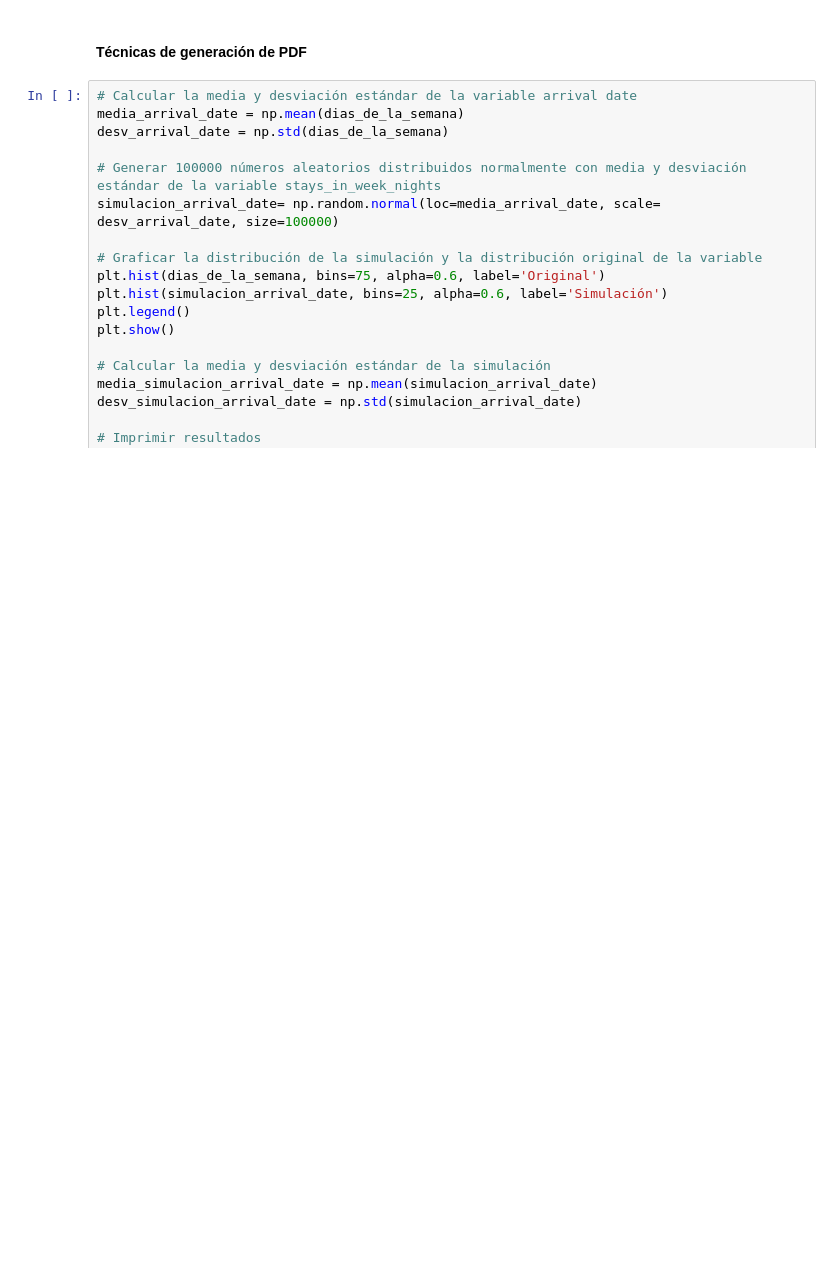
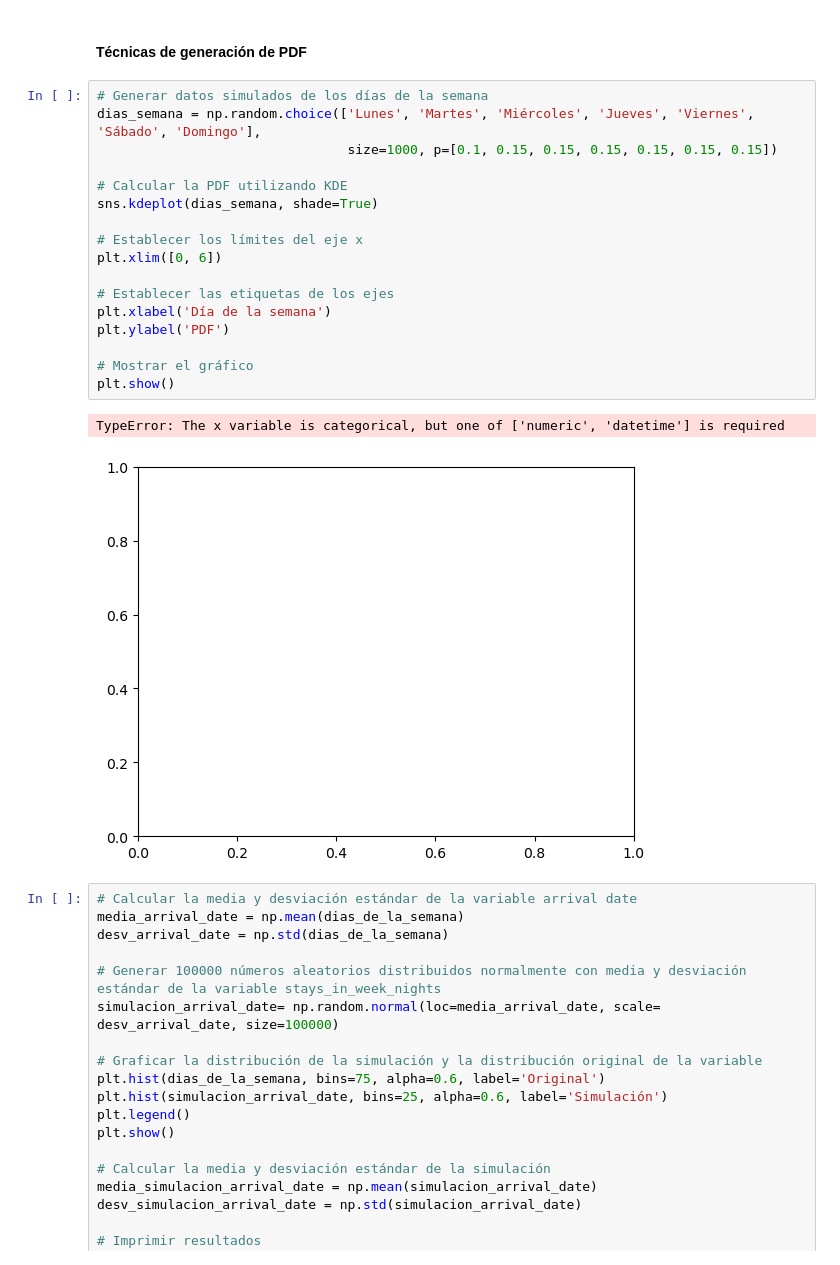
Before and after one commit to Karim1601/Simulacion_Proyecto_PenaH_ValadezM_DegolladoJ, a Jupyter notebook: ProyectoModulo1_PeñaN1_ValadezN2_DegolladoN3.ipynb, the cells around one changed output. Saved outputs shown, nothing was run; the diff lists cells and outputs as text; blank space fills up the shorter version.

```diff
--- a/ProyectoModulo1_PeñaN1_ValadezN2_DegolladoN3.ipynb
+++ b/ProyectoModulo1_PeñaN1_ValadezN2_DegolladoN3.ipynb
@@ -538,6 +538,26 @@ plt.show()
 [figure]
 # %% [markdown]
 #### Técnicas de generación de PDF
+# %%
+# Generar datos simulados de los días de la semana
+dias_semana = np.random.choice(['Lunes', 'Martes', 'Miércoles', 'Jueves', 'Viernes', 'Sábado', 'Domingo'],
+                                size=1000, p=[0.1, 0.15, 0.15, 0.15, 0.15, 0.15, 0.15])
+
+# Calcular la PDF utilizando KDE
+sns.kdeplot(dias_semana, shade=True)
+
+# Establecer los límites del eje x
+plt.xlim([0, 6])
+
+# Establecer las etiquetas de los ejes
+plt.xlabel('Día de la semana')
+plt.ylabel('PDF')
+
+# Mostrar el gráfico
+plt.show()
+# %% [output]
+TypeError: The x variable is categorical, but one of ['numeric', 'datetime'] is required
+[figure, added]
 # %%
 # Calcular la media y desviación estándar de la variable arrival date
 media_arrival_date = np.mean(dias_de_la_semana)
```
